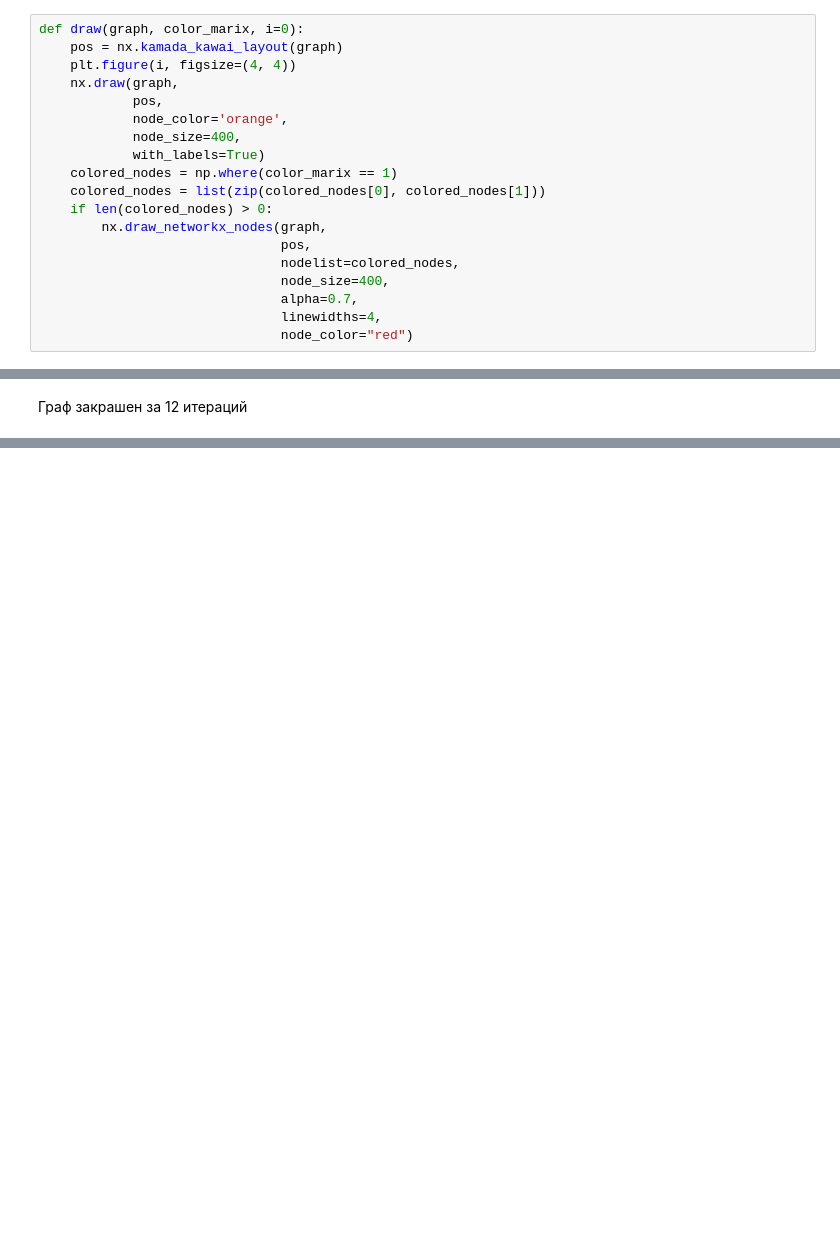
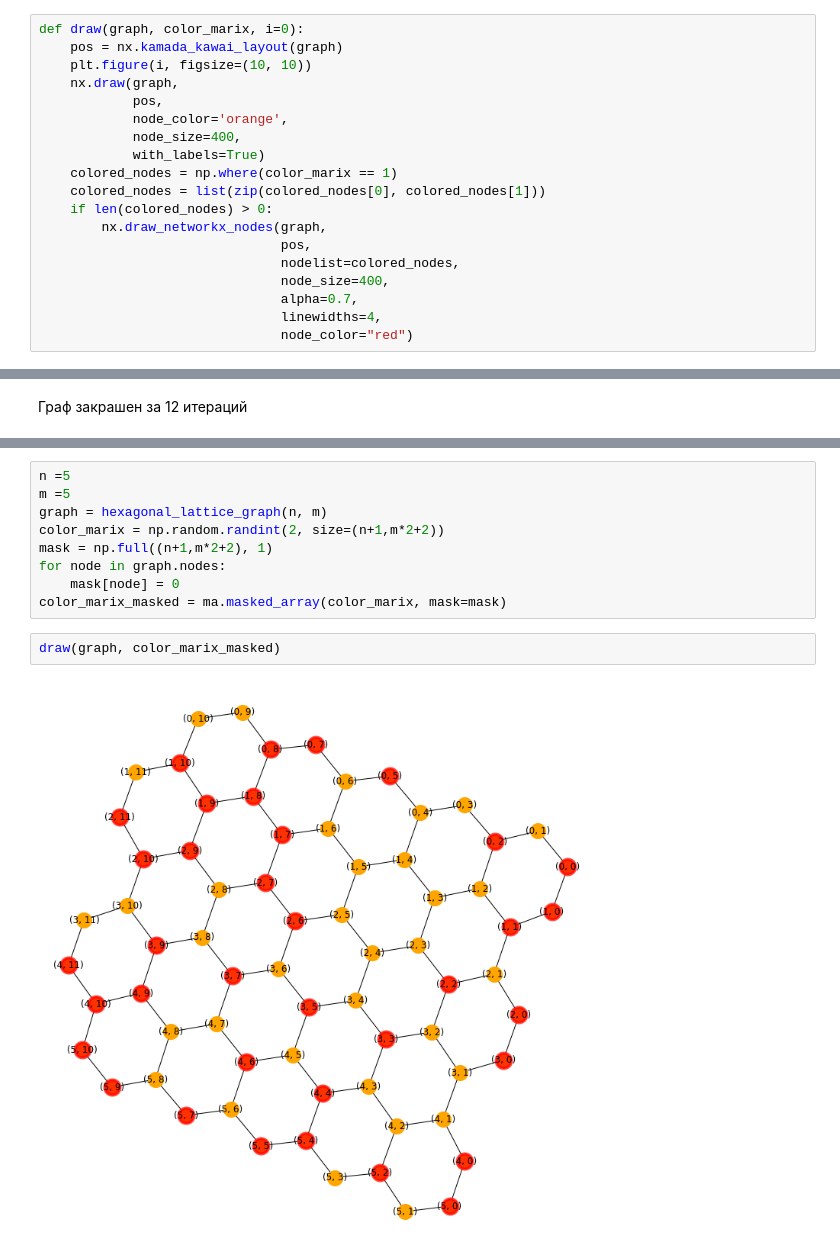
Before and after one commit to ElizavetaWow/NetworkModels, a Jupyter notebook: Sem7/Крылова_life_game.ipynb, the cells around one changed output, grey strips where cells are left out. Drawn from its saved outputs; the diff is of its cells as text; blank space fills up the shorter version.

```diff
--- a/Sem7/Крылова_life_game.ipynb
+++ b/Sem7/Крылова_life_game.ipynb
@@ -9,7 +17,7 @@ from networkx import grid_graph
 # %%
 def draw(graph, color_marix, i=0):
     pos = nx.kamada_kawai_layout(graph)
-    plt.figure(i, figsize=(4, 4))
+    plt.figure(i, figsize=(10, 10))
     nx.draw(graph,
             pos,
             node_color='orange',
@@ -122,0 +138,13 @@ plt.show()
+# %%
+n =5
+m =5
+graph = hexagonal_lattice_graph(n, m)
+color_marix = np.random.randint(2, size=(n+1,m*2+2))
+mask = np.full((n+1,m*2+2), 1)
+for node in graph.nodes:
+    mask[node] = 0
+color_marix_masked = ma.masked_array(color_marix, mask=mask)
+# %%
+draw(graph, color_marix_masked)
+# %% [output]
+[figure, added]
```
Also changed, not shown: parts of 10 cells of this notebook, 4 other files.
